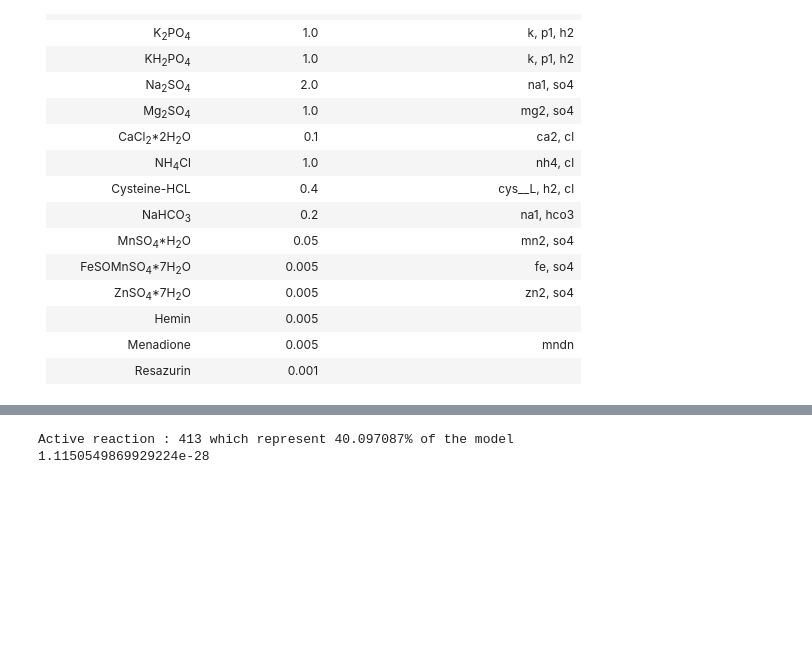
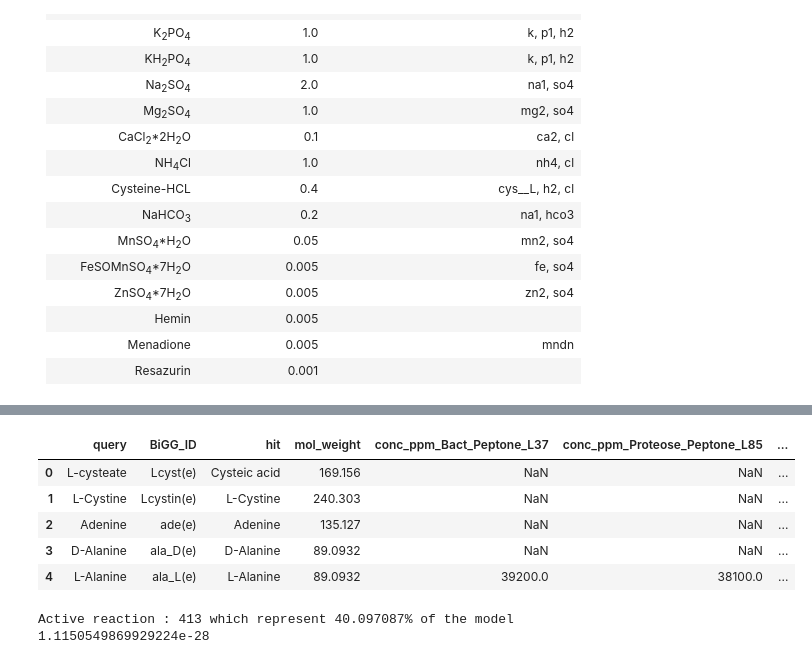
Before and after one commit to PrabJ/Flux_Balance_F_Prausnitzii, a Jupyter notebook: Metabolic_flux.ipynb, the cells around one changed output, grey strips where cells are left out. Saved outputs shown, nothing was run; the diff lists cells and outputs as text; code cells hidden in the pictures; blank space fills up the shorter version.

```diff
--- a/Metabolic_flux.ipynb
+++ b/Metabolic_flux.ipynb
@@ -730,9 +732,8 @@ Secretion
 | rbflvrd[e] | EX_rbflvrd(e) | -9.879 | 17 | 7.90% |
 # %%
 x=[final_test_model.reactions.get_by_id(compound_id).name for compound_id in final_model.medium]
-x=[compound[:(len(compound)-3)] for compound in x]
-x=[compoundname.replace("EX_", "") for compoundname in x]
-x=[compoundname.replace("excha", "").strip() for compoundname in x]
+x=[compound.rstrip('(e)').rstrip("exchange").lstrip("EX_") for compound in x]
+# x=[compoundname.replace("exchange", "").strip() for compoundname in x]
 ";".join(x)
 
 url = "http://api.xialab.ca/mapcompounds"
@@ -760,6 +761,5 @@ for i in mapped_compounds["chebi_id"]:
 mapped_compounds["mol_weight"]=mol_weight
 mapped_compounds["BiGG_ID"]=[final_test_model.reactions.get_by_id(compound_id).id[3:] for compound_id in final_test_model.medium]
 weights=mapped_compounds[["query", "BiGG_ID", "hit", "mol_weight"]]
-weights
 # weight: g/mol
 # flux: mmol/g/hr
@@ -872,0 +788,12 @@ Name: BiGG_ID, dtype: object
+# %%
+import ssl
+ssl._create_default_https_context = ssl._create_unverified_context
+for metab in weights.loc[weights['mol_weight'] == 'NA', 'query']:
+    try:
+        cid = pcp.get_synonyms(metab, 'name')[0]['CID']
+        weights.loc[weights['query'] == metab, 'mol_weight'] = pcp.Compound.from_cid(cid).molecular_weight
+    except:
+        pass
+
+# Still remaining
+weights[weights['mol_weight'] == 'NA']
@@ -873,3 +808,10 @@ Name: BiGG_ID, dtype: object
+# %%
+weights.loc[weights['BiGG_ID'] == 'fe3(e)', 'mol_weight'] = 55.85
+weights.loc[weights['BiGG_ID'] == 'glygly(e)', 'mol_weight'] = 75.07*2
+weights.loc[weights['BiGG_ID'] == 'glyphe(e)', 'mol_weight'] = 75.07+165.19
+weights.loc[weights['BiGG_ID'] == 'leugly(e)', 'mol_weight'] = 75.07+131.17
+weights.loc[weights['BiGG_ID'] == 'pect(e)', 'mol_weight'] = 194.14
+weights.loc[weights['BiGG_ID'] == 'strch1(e)', 'mol_weight'] = 359.33
 # %%
 #ppm =mg/L =0.001 g/L
 weights_mmcb=weights[weights["BiGG_ID"].isin([metab.lstrip('EX_') for metab in medium_mmcb])]
@@ -944,4 +886,4 @@ AA.head()
 | 4 | asx_L(e) | 16600.0 | 1500.0 | 5300.0 | 7600.0 |
 # %%
 all_concentrations = pd.concat([Traces, AA])
-weights_mmcb.merge(all_concentrations, how="outer", on="BiGG_ID")
+weights_and_concentrations = weights.merge(all_concentrations, how="left", on="BiGG_ID")
@@ -966,3 +890,12 @@ weights_mmcb.merge(all_concentrations, how="outer", on="BiGG_ID")
+# %%
+weights_and_concentrations.head()
+# %% [output]
+|  | query | BiGG_ID | hit | mol_weight | conc_ppm_Bact_Peptone_L37 | conc_ppm_Proteose_Peptone_L85 | ... |
+| 0 | L-cysteate | Lcyst(e) | Cysteic acid | 169.156 | NaN | NaN | ... |
+| 1 | L-Cystine | Lcystin(e) | L-Cystine | 240.303 | NaN | NaN | ... |
+| 2 | Adenine | ade(e) | Adenine | 135.127 | NaN | NaN | ... |
+| 3 | D-Alanine | ala_D(e) | D-Alanine | 89.0932 | NaN | NaN | ... |
+| 4 | L-Alanine | ala_L(e) | L-Alanine | 89.0932 | 39200.0 | 38100.0 | ... |
 # %%
 # Post-optimization
 fba_mmcb = model_mmcb.optimize()
```
Also changed, not shown: parts of 7 cells of this notebook.
